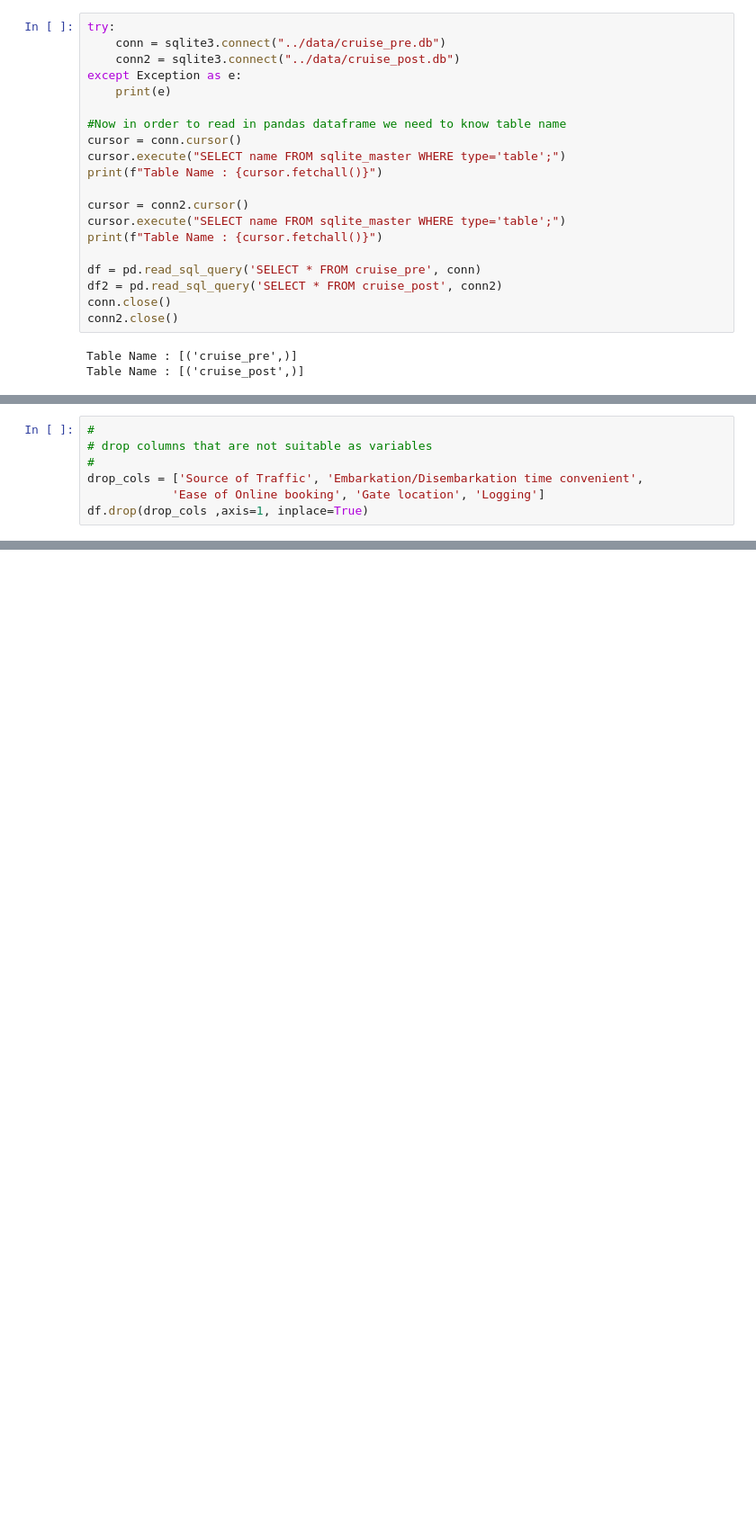
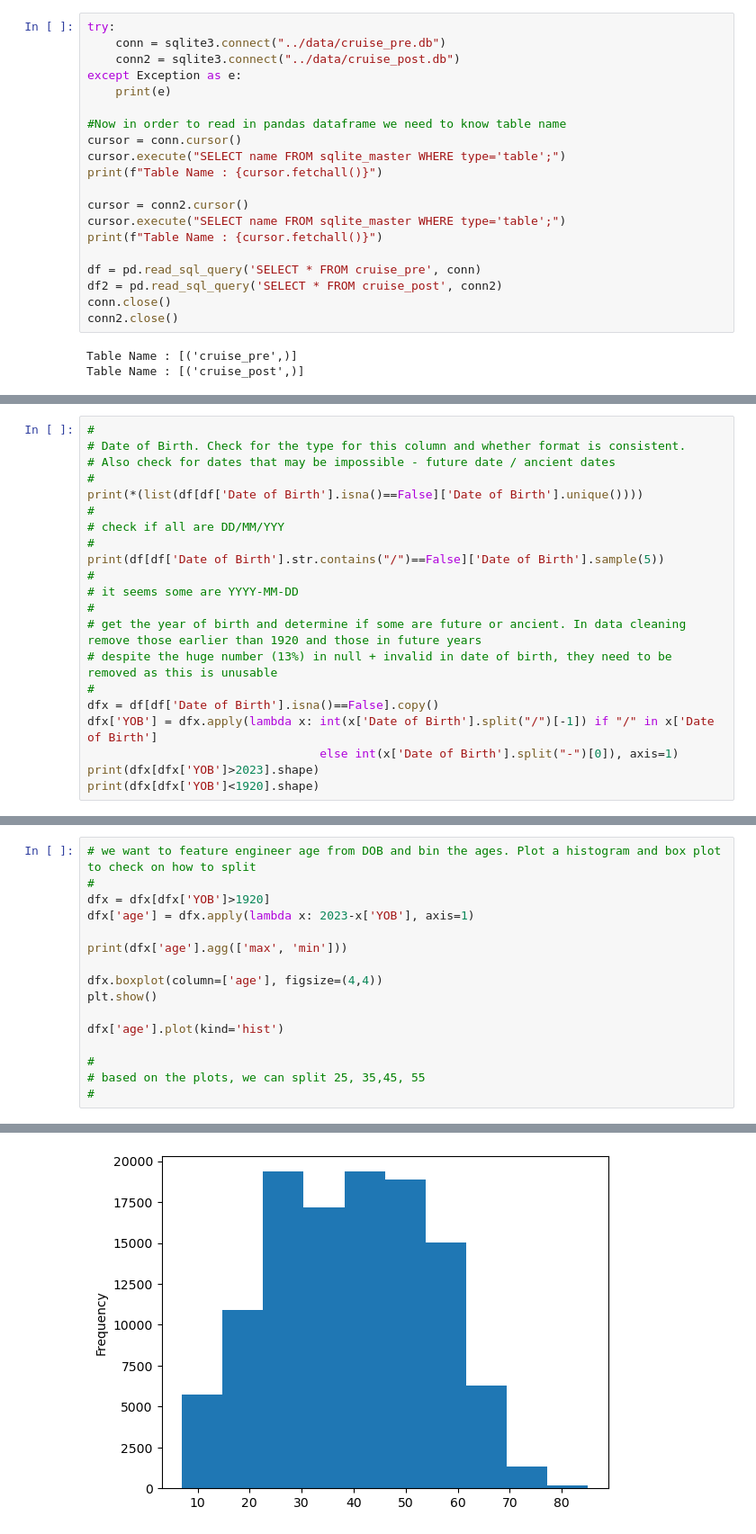
Before and after one commit to beez2022/aiap15-Seah-Bee-Kheng-881D, a Jupyter notebook: eda.ipynb, the cells around one changed output, grey strips where cells are left out. Shown: that part at 90% size. Saved outputs shown, nothing was run; the diff lists cells and outputs as text; blank space fills up the shorter version.

```diff
--- a/eda.ipynb
+++ b/eda.ipynb
@@ -68,7 +28,0 @@ Entertainment : float64
-# %%
-#
-# drop columns that are not suitable as variables
-#
-drop_cols = ['Source of Traffic', 'Embarkation/Disembarkation time convenient',
-            'Ease of Online booking', 'Gate location', 'Logging']
-df.drop(drop_cols ,axis=1, inplace=True)
@@ -702,0 +145,21 @@ Index(['Online Check-in', 'Cabin Comfort', 'Cabin service', 'Baggage handling',
+# %%
+#
+# Date of Birth. Check for the type for this column and whether format is consistent.
+# Also check for dates that may be impossible - future date / ancient dates
+#
+print(*(list(df[df['Date of Birth'].isna()==False]['Date of Birth'].unique())))
+#
+# check if all are DD/MM/YYY
+#
+print(df[df['Date of Birth'].str.contains("/")==False]['Date of Birth'].sample(5))
+#
+# it seems some are YYYY-MM-DD
+#
+# get the year of birth and determine if some are future or ancient. In data cleaning remove those earlier than 1920 and those in future years
+# despite the huge number (13%) in null + invalid in date of birth, they need to be removed as this is unusable
+#
+dfx = df[df['Date of Birth'].isna()==False].copy()
+dfx['YOB'] = dfx.apply(lambda x: int(x['Date of Birth'].split("/")[-1]) if "/" in x['Date of Birth']
+                                 else int(x['Date of Birth'].split("-")[0]), axis=1)
+print(dfx[dfx['YOB']>2023].shape)
+print(dfx[dfx['YOB']<1920].shape)
@@ -702,0 +176,17 @@ Index(['Online Check-in', 'Cabin Comfort', 'Cabin service', 'Baggage handling',
+# %%
+# we want to feature engineer age from DOB and bin the ages. Plot a histogram and box plot to check on how to split
+#
+dfx = dfx[dfx['YOB']>1920]
+dfx['age'] = dfx.apply(lambda x: 2023-x['YOB'], axis=1)
+
+print(dfx['age'].agg(['max', 'min']))
+
+dfx.boxplot(column=['age'], figsize=(4,4))
+plt.show()
+
+dfx['age'].plot(kind='hist')
+
+#
+# based on the plots, we can split 25, 35,45, 55
+#
+# %% [output]
@@ -702,0 +198 @@ Index(['Online Check-in', 'Cabin Comfort', 'Cabin service', 'Baggage handling',
+[figure, added]
```
Also changed, not shown: parts of 66 cells of this notebook, 5 other files.
